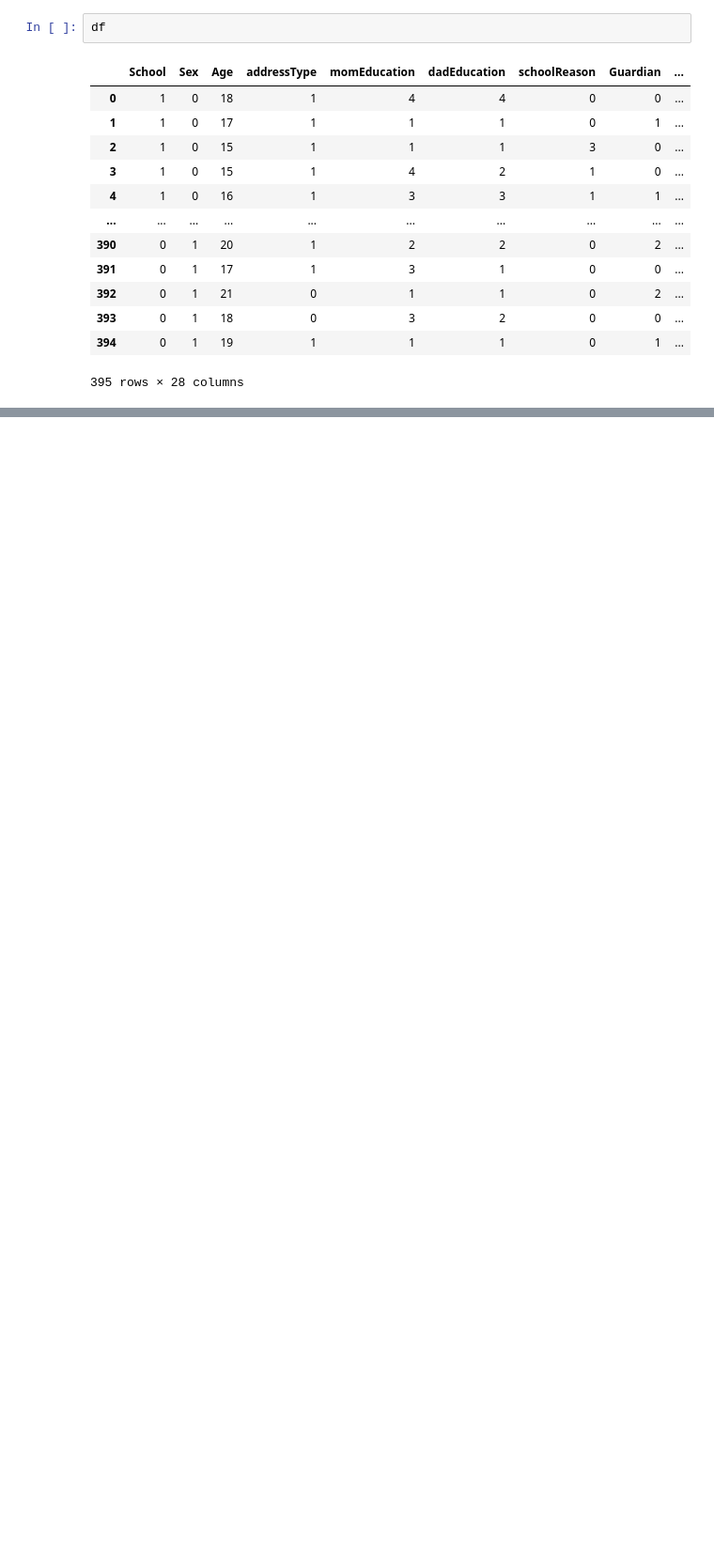
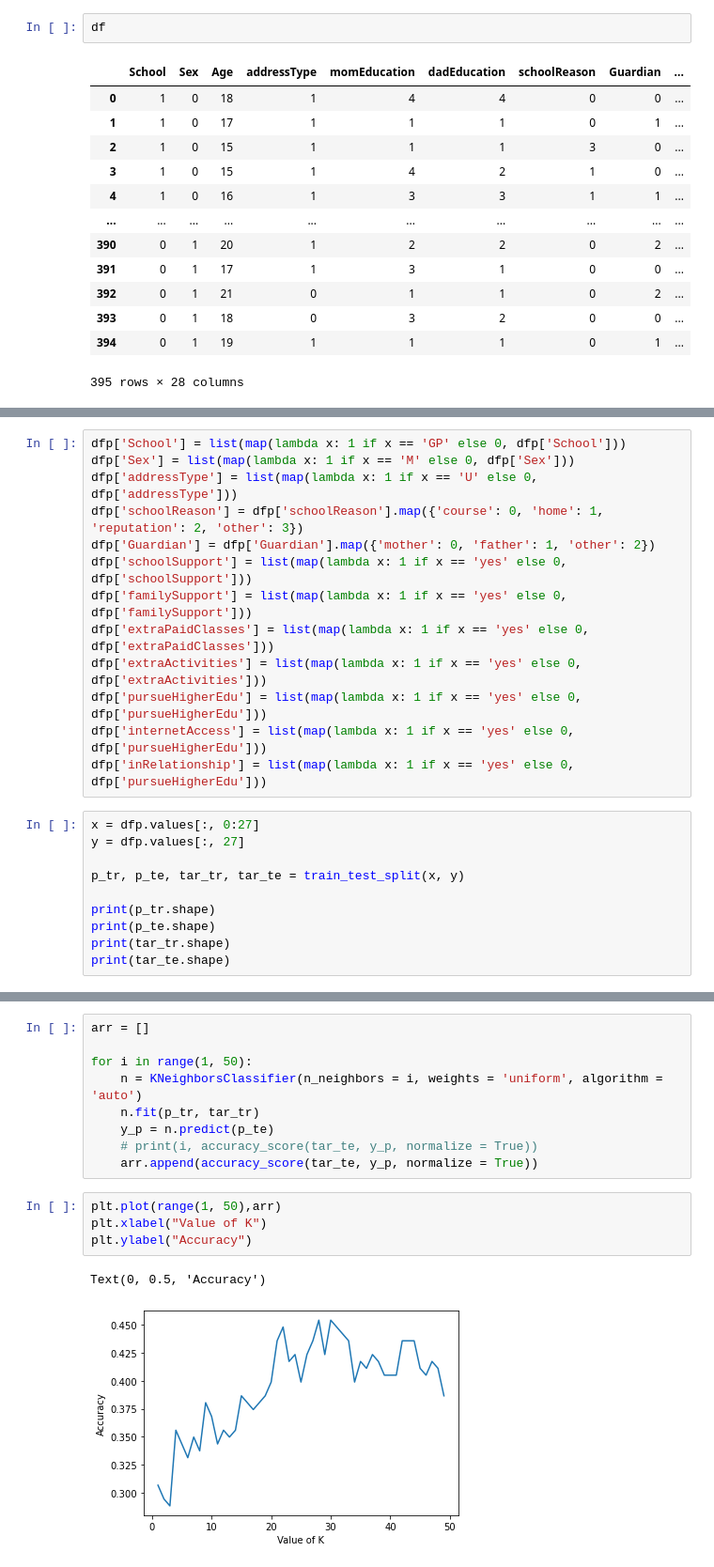
Before and after one commit to DanialBeg/CS105-FinalProject, a Jupyter notebook: Project 3/Project3.ipynb, the cells around one changed output, grey strips where cells are left out. Shown at 94% size. Cells and saved outputs as stored; diff of their text form; blank space fills up the shorter version.

```diff
--- a/Project 3/Project3.ipynb
+++ b/Project 3/Project3.ipynb
@@ -195,0 +157,23 @@ Text(0, 0.5, 'Accuracy')
+# %%
+dfp['School'] = list(map(lambda x: 1 if x == 'GP' else 0, dfp['School']))
+dfp['Sex'] = list(map(lambda x: 1 if x == 'M' else 0, dfp['Sex']))
+dfp['addressType'] = list(map(lambda x: 1 if x == 'U' else 0, dfp['addressType']))
+dfp['schoolReason'] = dfp['schoolReason'].map({'course': 0, 'home': 1, 'reputation': 2, 'other': 3})
+dfp['Guardian'] = dfp['Guardian'].map({'mother': 0, 'father': 1, 'other': 2})
+dfp['schoolSupport'] = list(map(lambda x: 1 if x == 'yes' else 0, dfp['schoolSupport']))
+dfp['familySupport'] = list(map(lambda x: 1 if x == 'yes' else 0, dfp['familySupport']))
+dfp['extraPaidClasses'] = list(map(lambda x: 1 if x == 'yes' else 0, dfp['extraPaidClasses']))
+dfp['extraActivities'] = list(map(lambda x: 1 if x == 'yes' else 0, dfp['extraActivities']))
+dfp['pursueHigherEdu'] = list(map(lambda x: 1 if x == 'yes' else 0, dfp['pursueHigherEdu']))
+dfp['internetAccess'] = list(map(lambda x: 1 if x == 'yes' else 0, dfp['pursueHigherEdu']))
+dfp['inRelationship'] = list(map(lambda x: 1 if x == 'yes' else 0, dfp['pursueHigherEdu']))
+# %%
+x = dfp.values[:, 0:27]
+y = dfp.values[:, 27]
+
+p_tr, p_te, tar_tr, tar_te = train_test_split(x, y)
+
+print(p_tr.shape)
+print(p_te.shape)
+print(tar_tr.shape)
+print(tar_te.shape)
@@ -195,0 +185,16 @@ Text(0, 0.5, 'Accuracy')
+# %%
+arr = []
+
+for i in range(1, 50):
+    n = KNeighborsClassifier(n_neighbors = i, weights = 'uniform', algorithm = 'auto')
+    n.fit(p_tr, tar_tr)
+    y_p = n.predict(p_te)
+    # print(i, accuracy_score(tar_te, y_p, normalize = True))
+    arr.append(accuracy_score(tar_te, y_p, normalize = True))
+# %%
+plt.plot(range(1, 50),arr)
+plt.xlabel("Value of K")
+plt.ylabel("Accuracy")
+# %% [output]
+Text(0, 0.5, 'Accuracy')
+[figure, added]
```
Also changed, not shown: parts of 6 cells of this notebook.
